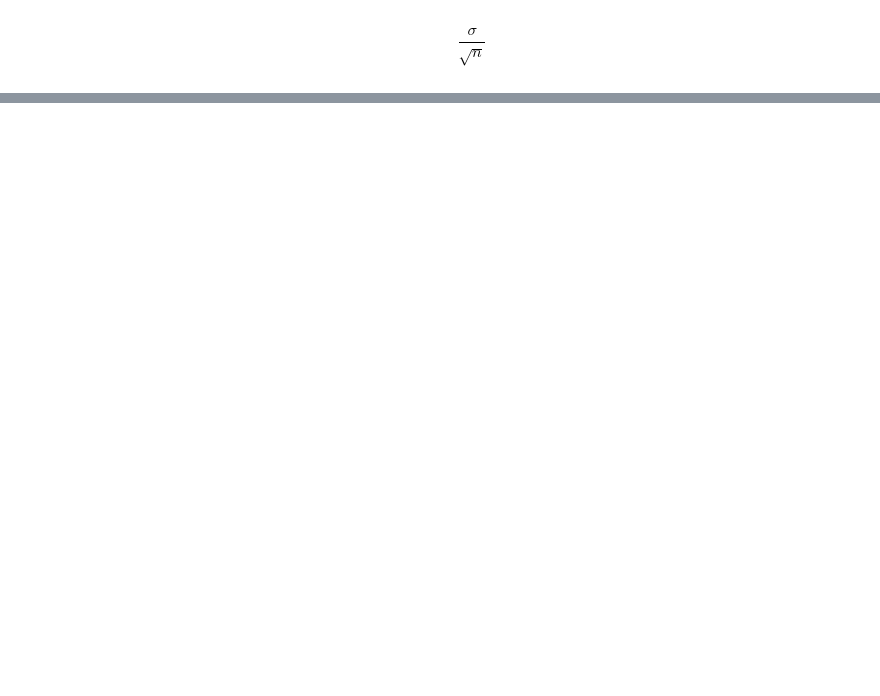
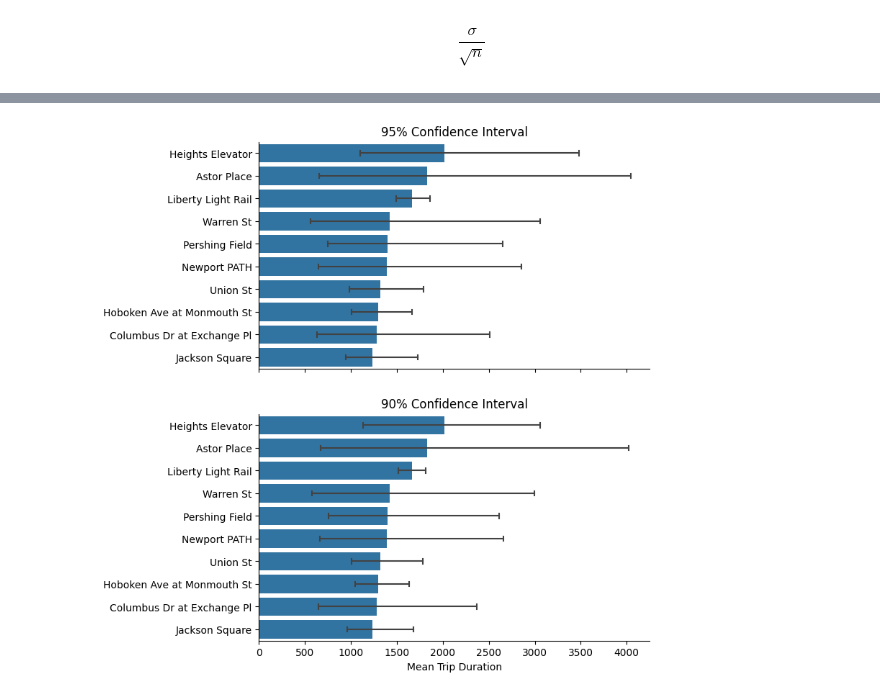
Before and after one commit to nickxscott/INFO658, a Jupyter notebook: notebooks/09_stats.ipynb, the cells around one changed output, grey strips where cells are left out. Cells and saved outputs as stored; diff of their text form; code cells hidden in the pictures; blank space fills up the shorter version.

```diff
--- a/notebooks/09_stats.ipynb
+++ b/notebooks/09_stats.ipynb
@@ -210,0 +224,3 @@ ax[1].set(ylabel='Sample', xlabel='Commute Time', title='95% Confidence Interval
+# %%
+df=pd.read_csv('data/citibike_201909.csv')
+df.head()
@@ -210,0 +234,26 @@ ax[1].set(ylabel='Sample', xlabel='Commute Time', title='95% Confidence Interval
+# %%
+#get top 10 stations by trip duration
+stations=df.groupby(['start station name']).tripduration.mean().reset_index(name='tripduration').sort_values(by='tripduration', ascending=False).head(10)['start station name']
+#create subset df of only top 10 stations
+df_bar=df.loc[df['start station name'].isin(stations)]
+#create column to order by
+d_map={s:i for i, s in enumerate(stations)}
+station_order=df_bar['start station name'].map(d_map)
+df_bar['station_order']=station_order
+#order df
+df_bar=df_bar.sort_values(by='station_order')
+# %%
+fig, ax = plt.subplots(2,1, figsize=(7, 9), sharex=True, sharey=True)
+sns.despine(right=True, top=True)
+
+#errorbar=('ci', 95), capsize=0.2,
+
+#95% ci
+sns.barplot(data=df_bar, y='start station name', x='tripduration',errorbar=('ci', 95), capsize=0.2, err_kws={'linewidth': 1.5}, ax=ax[0])
+ax[0].set(ylabel='',title='95% Confidence Interval')
+
+#90% ci
+sns.barplot(data=df_bar, y='start station name', x='tripduration', errorbar=('ci', 90), capsize=0.2, err_kws={'linewidth': 1.5}, ax=ax[1])
+ax[1].set(ylabel='', xlabel='Mean Trip Duration', title='90% Confidence Interval');
+# %% [output]
+[figure, added]
```
Also changed, not shown: parts of 11 cells of this notebook, 3 other files.
